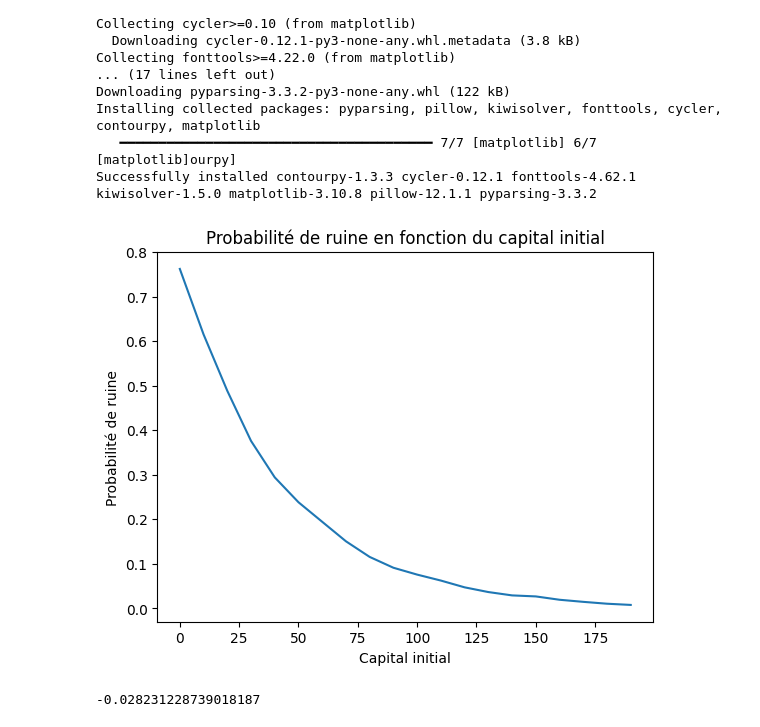
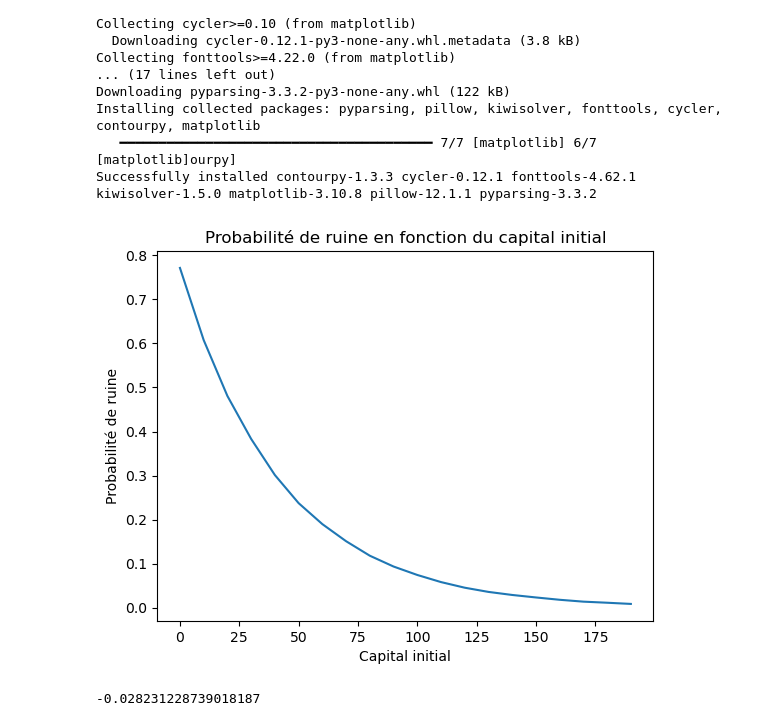
Before and after one commit to R7even31/Projet_Poisson, a Jupyter notebook: Main.ipynb, the cells around one changed output. Saved outputs shown, nothing was run; the diff lists cells and outputs as text; code cells hidden in the pictures.

```diff
--- a/Main.ipynb
+++ b/Main.ipynb
@@ -45,22 +45,22 @@ def estimation_ruine(mu,T,beta,u,theta,n) :
 # %%
 mu=1
 T=100
 beta=0.1
 theta=0.3
-n=10000
+n=100000
 proba_ruine=np.zeros(20)
 u=np.zeros(20)
 for k in range(20):
     u[k]=10*k
     proba_ruine[k]=estimation_ruine(mu,T,beta,u[k],theta,n)
 
 plt.plot(u,proba_ruine)
 plt.title("Probabilité de ruine en fonction du capital initial")
 plt.xlabel("Capital initial")
 plt.ylabel("Probabilité de ruine")
 plt.show()
 # %% [output]
-[figure, old version]
+[figure, new version]
 # %%
 log_proba_ruine=np.log(proba_ruine)
 plt.plot(u,log_proba_ruine)
```
Also changed, not shown: parts of 6 cells of this notebook.
